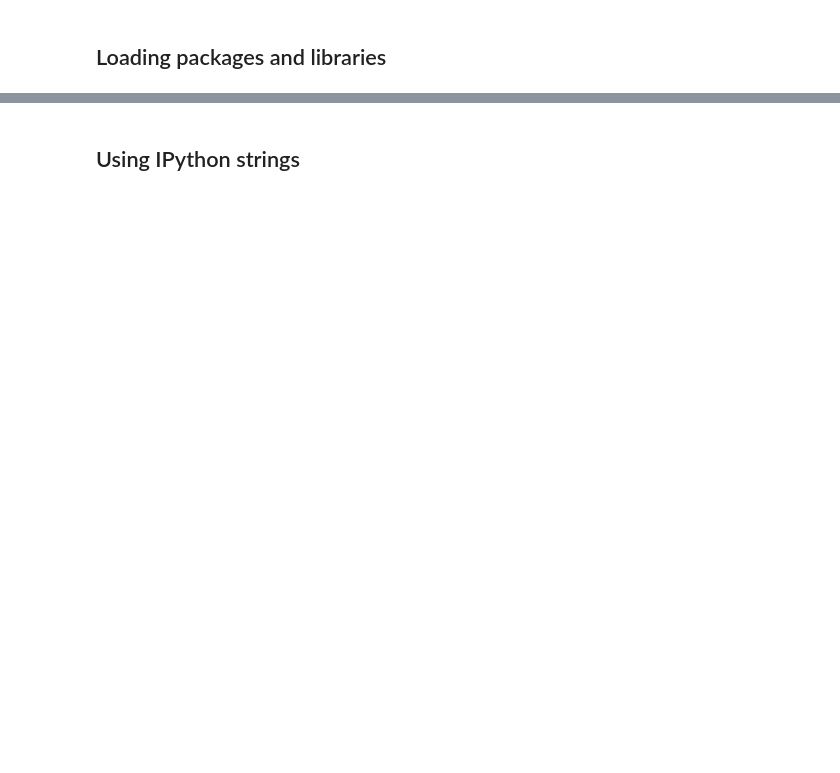
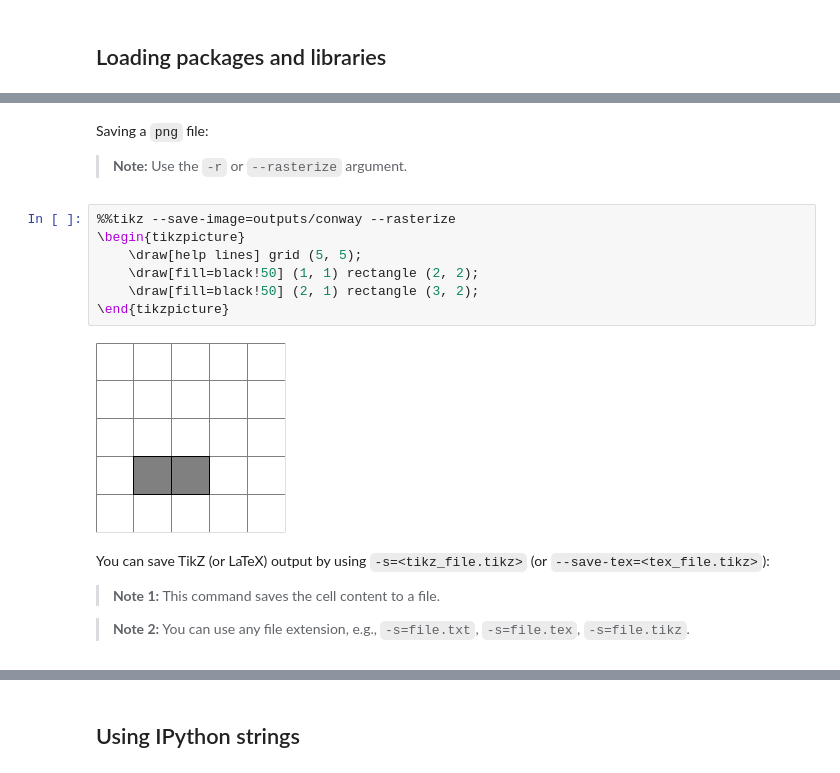
Before and after one commit to lucaslrodri/jupyter-tikz, a Jupyter notebook: GettingStarted.ipynb, the cells around one changed output, grey strips where cells are left out. Drawn from its saved outputs; the diff is of its cells as text; blank space fills up the shorter version.

```diff
--- a/GettingStarted.ipynb
+++ b/GettingStarted.ipynb
@@ -176,0 +286,19 @@ Transcript written on c7b66034c961c17c6af5a32dd410c912.log.
+# %% [markdown]
+Saving a `png` file:
+
+> **Note:** Use the `-r` or `--rasterize` argument.
+# %%
+%%tikz --save-image=outputs/conway --rasterize
+\begin{tikzpicture}
+    \draw[help lines] grid (5, 5);
+    \draw[fill=black!50] (1, 1) rectangle (2, 2);
+    \draw[fill=black!50] (2, 1) rectangle (3, 2);
+\end{tikzpicture}
+# %% [output]
+[figure, added]
+# %% [markdown]
+You can save TikZ (or LaTeX) output by using `-s=<tikz_file.tikz>` (or `--save-tex=<tex_file.tikz>`):
+
+> **Note 1:** This command saves the cell content to a file.
+
+> **Note 2:** You can use any file extension, e.g., `-s=file.txt`, `-s=file.tex`, `-s=file.tikz`.
```
Also changed, not shown: parts of 50 cells of this notebook, 19 other files.
